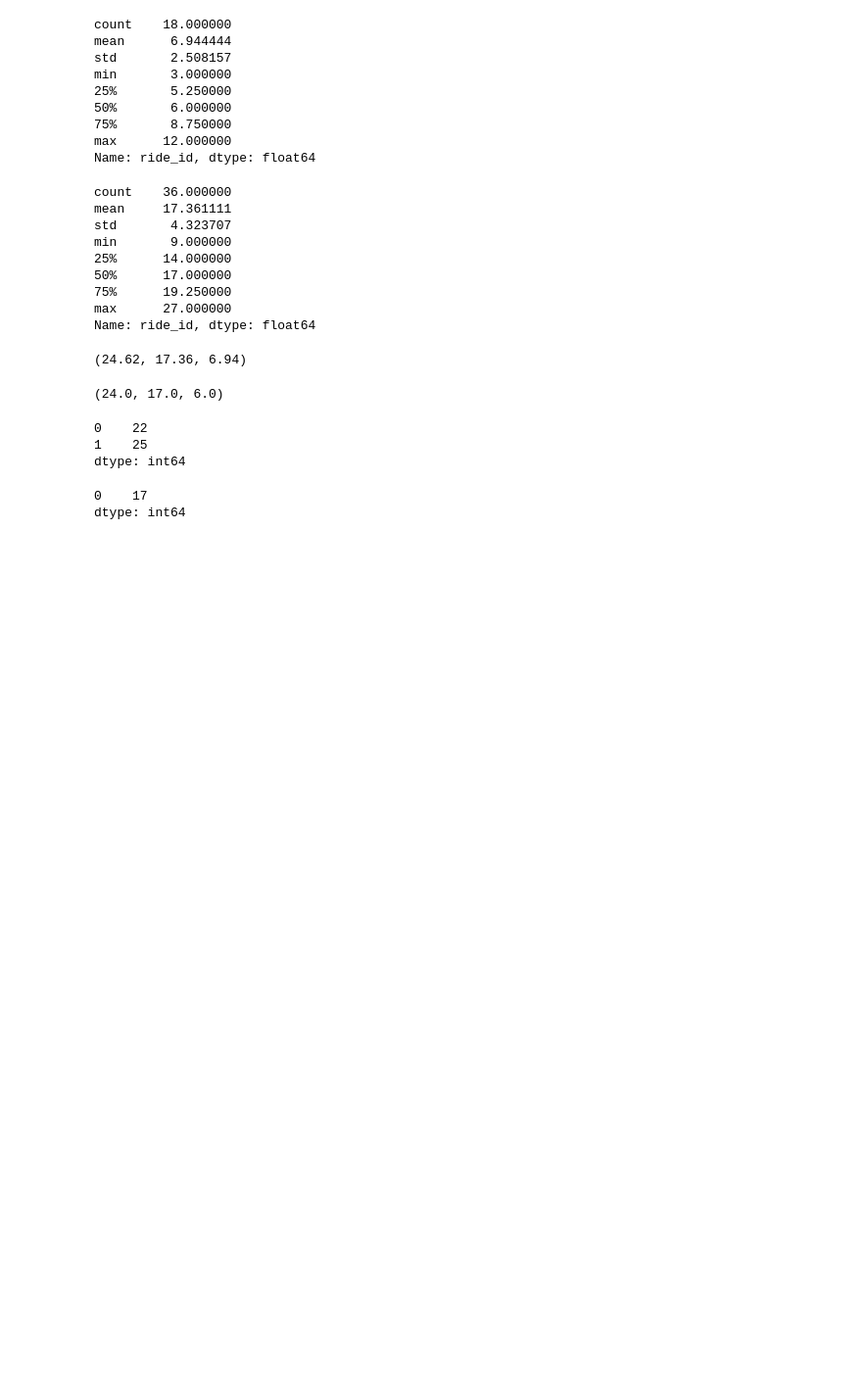
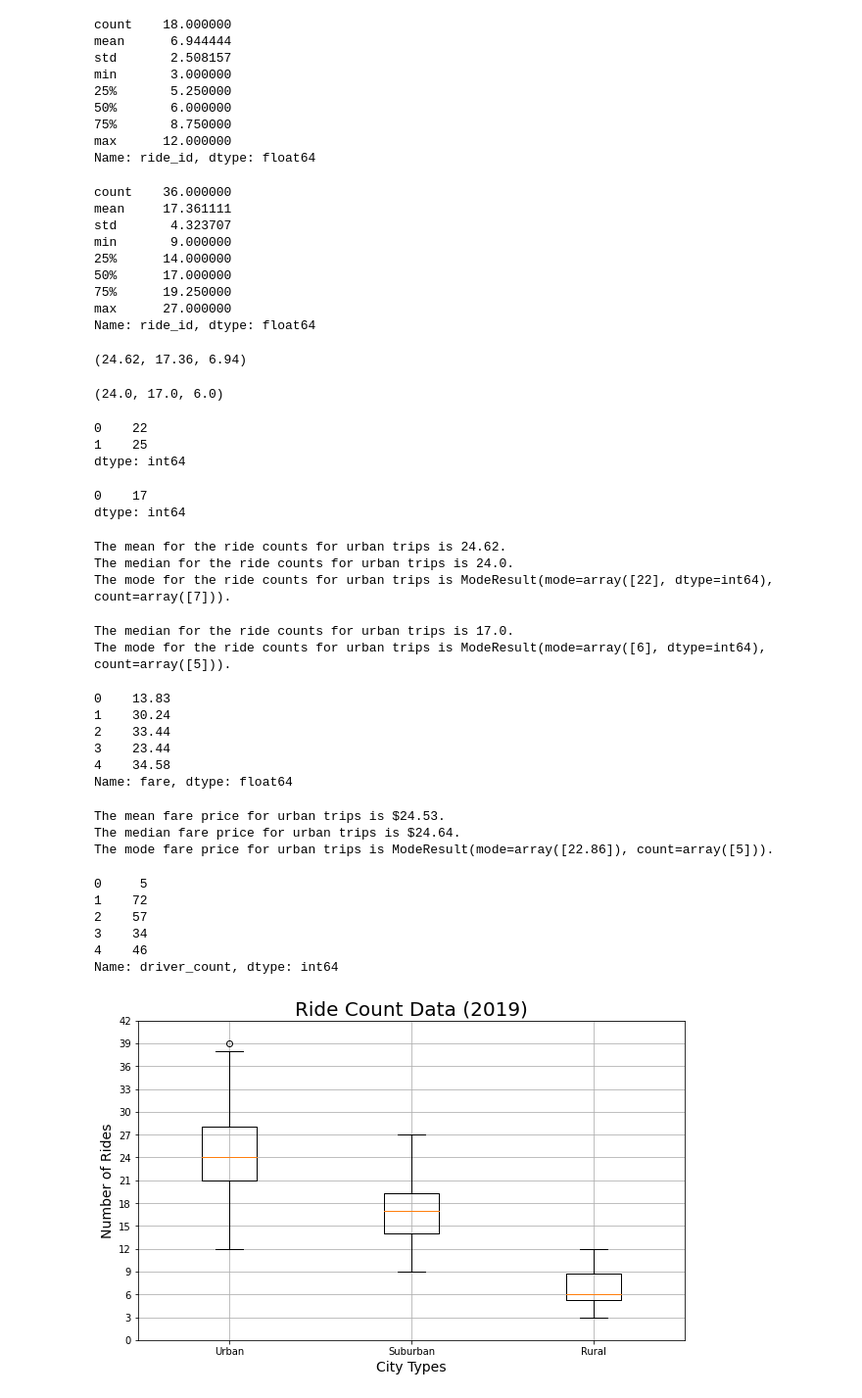
Before and after one commit to swlim314/PyBer_Analysis_Week_5, a Jupyter notebook: PyBer.ipynb, the cells around one changed output. Shown: that part at 98% size. Drawn from its saved outputs; the diff is of its cells as text; code cells hidden in the pictures; blank space fills up the shorter version.

Commit message:
Box and Whisker plots

```diff
--- a/PyBer.ipynb
+++ b/PyBer.ipynb
@@ -391,0 +394,75 @@ dtype: int64
+# %%
+# Calculate the measures of central tendency for the ride count for the urban cities.
+mean_urban_ride_count = np.mean(urban_ride_count)
+print(f"The mean for the ride counts for urban trips is {mean_urban_ride_count:.2f}.")
+
+median_urban_ride_count = np.median(urban_ride_count)
+print(f"The median for the ride counts for urban trips is {median_urban_ride_count}.")
+
+mode_urban_ride_count = sts.mode(urban_ride_count)
+print(f"The mode for the ride counts for urban trips is {mode_urban_ride_count}.")
+# %% [output]
+The mean for the ride counts for urban trips is 24.62.
+The median for the ride counts for urban trips is 24.0.
+The mode for the ride counts for urban trips is ModeResult(mode=array([22], dtype=int64), count=array([7])).
+# %%
+# Calculate the measures of central tendency for the ride count for the urban cities.
+median_suburban_ride_count = np.median(suburban_ride_count)
+print(f"The median for the ride counts for urban trips is {median_suburban_ride_count}.")
+mode_rural_ride_count = sts.mode(rural_ride_count)
+print(f"The mode for the ride counts for urban trips is {mode_rural_ride_count}.")
+# %% [output]
+The median for the ride counts for urban trips is 17.0.
+The mode for the ride counts for urban trips is ModeResult(mode=array([6], dtype=int64), count=array([5])).
+# %%
+# Get the fares for the urban cities.
+urban_fares = urban_cities_df["fare"]
+urban_fares.head()
+# %% [output]
+0    13.83
+1    30.24
+2    33.44
+3    23.44
+4    34.58
+Name: fare, dtype: float64
+# %%
+# Calculate the measures of central tendency for the average fare for the urban cities.
+mean_urban_fares = np.mean(urban_fares)
+print(f"The mean fare price for urban trips is ${mean_urban_fares:.2f}.")
+
+median_urban_fares = np.median(urban_fares)
+print(f"The median fare price for urban trips is ${median_urban_fares:.2f}.")
+
+mode_urban_fares = sts.mode(urban_fares)
+print(f"The mode fare price for urban trips is {mode_urban_fares}.")
+# %% [output]
+The mean fare price for urban trips is $24.53.
+The median fare price for urban trips is $24.64.
+The mode fare price for urban trips is ModeResult(mode=array([22.86]), count=array([5])).
+# %%
+# Get the driver count data from the urban cities.
+urban_drivers = urban_cities_df['driver_count']
+urban_drivers.head()
+# %% [output]
+0     5
+1    72
+2    57
+3    34
+4    46
+Name: driver_count, dtype: int64
+# %%
+# Add all ride count box-and-whisker plots to the same graph.
+x_labels = ["Urban", "Suburban","Rural"]
+ride_count_data = [urban_ride_count, suburban_ride_count, rural_ride_count]
+fig, ax = plt.subplots(figsize=(10, 6))
+ax.set_title('Ride Count Data (2019)',fontsize=20)
+ax.set_ylabel('Number of Rides',fontsize=14)
+ax.set_xlabel("City Types",fontsize=14)
+ax.boxplot(ride_count_data, labels=x_labels)
+ax.set_yticks(np.arange(0, 45, step=3.0))
+ax.grid()
+# Save the figure.
+plt.savefig("analysis/Fig2.png")
+plt.show()
+# %% [output]
+[figure, added]
```
Also changed, not shown: parts of 8 cells of this notebook, 1 other file.
